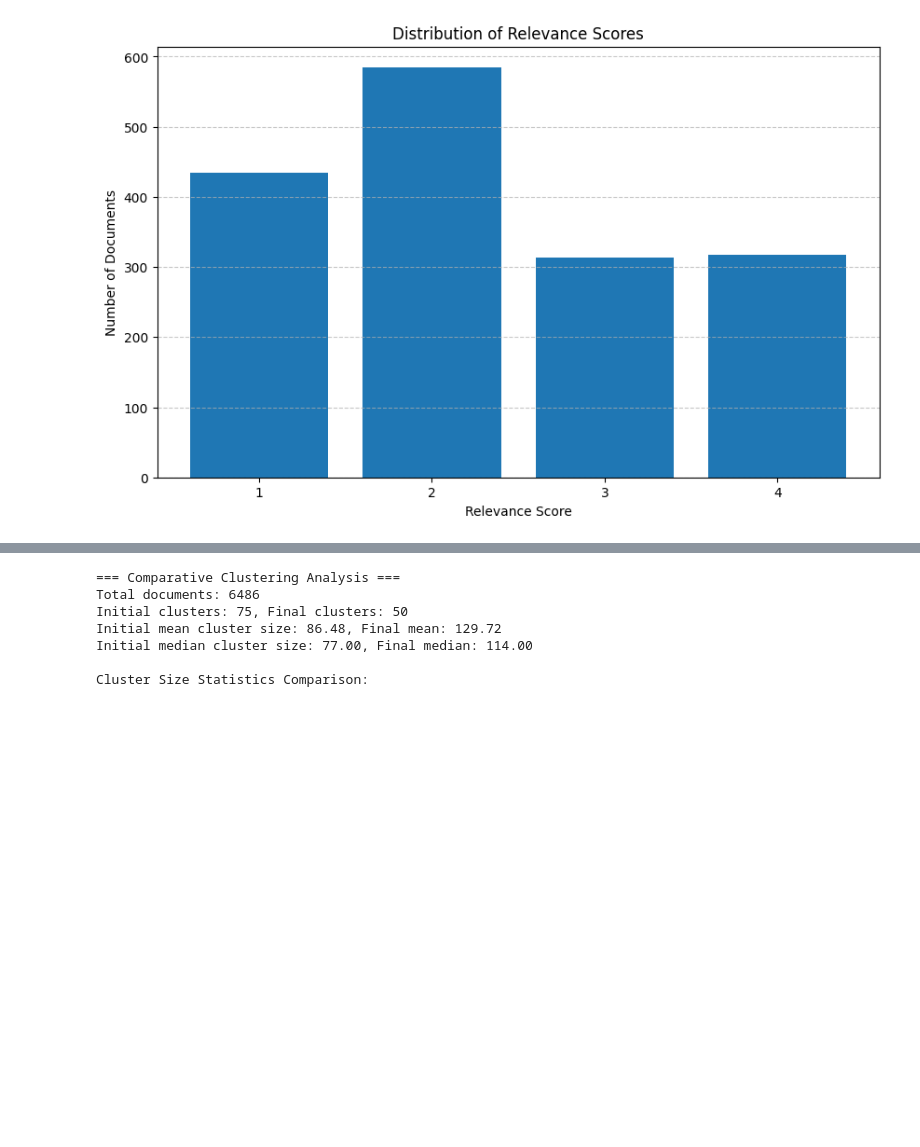
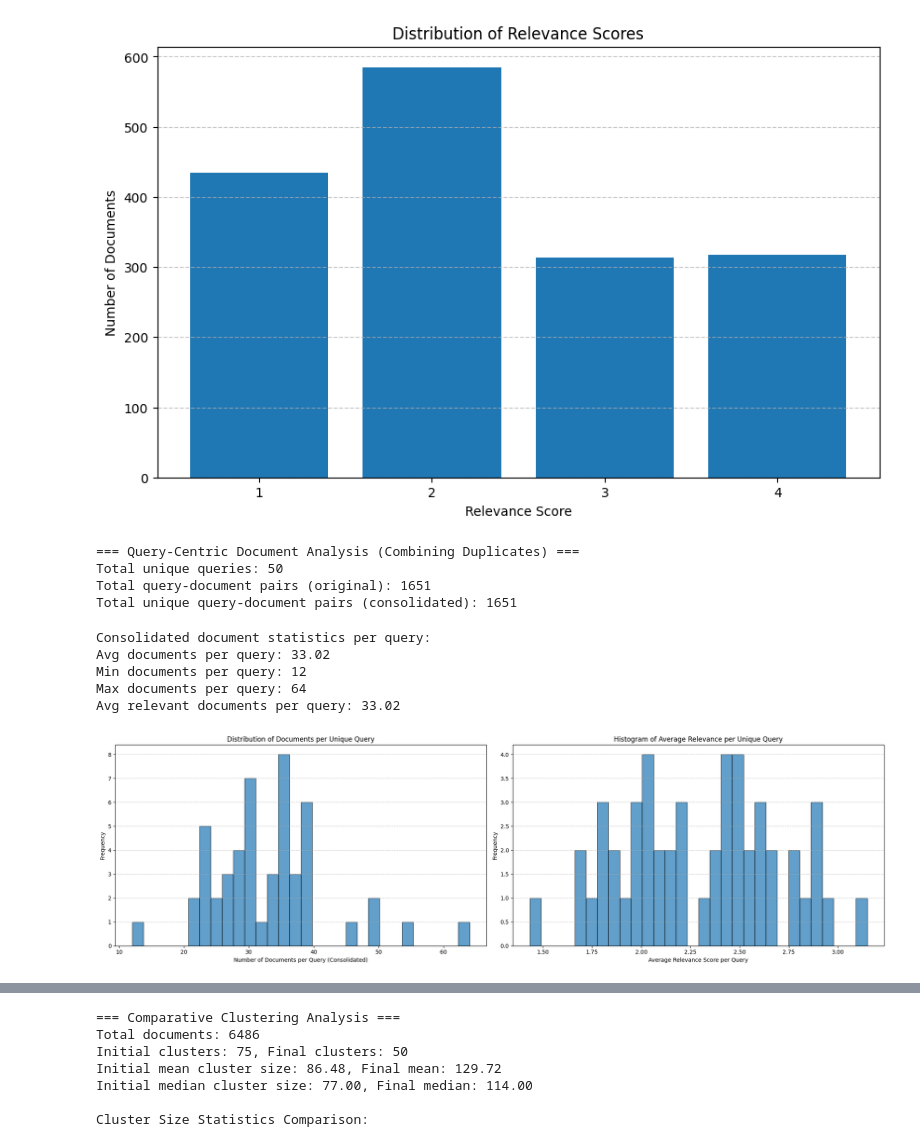
Before and after one commit to dsgt-arc/qclef-2025-clustering, a Jupyter notebook: src/models/ipynb-versions/initial_data-results-data-analysis-v2.ipynb, the cells around one changed output, grey strips where cells are left out. Drawn from its saved outputs; the diff is of its cells as text; code cells hidden in the pictures; blank space fills up the shorter version.

```diff
--- a/src/models/ipynb-versions/initial_data-results-data-analysis-v2.ipynb
+++ b/src/models/ipynb-versions/initial_data-results-data-analysis-v2.ipynb
@@ -224,3 +224,82 @@ Relevance score distribution:
 | 3 | 313 |
 | 4 | 318 |
 [figure]
+# %%
+# Add this section before the comparative clustering analysis
+print("\n=== Query-Centric Document Analysis (Combining Duplicates) ===")
+
+# Consolidate documents for each unique query_id
+unique_query_ids = query_df['query_id'].unique()
+consolidated_query_data = []
+
+for qid in unique_query_ids:
+    # Get all documents associated with this query ID
+    query_docs = query_df[query_df['query_id'] == qid]
+
+    # Count unique documents (in case there are duplicates)
+    unique_docs = query_docs['doc_id'].nunique()
+
+    # Count relevant documents
+    relevant_docs = query_docs[query_docs['relevance'] > 0]['doc_id'].nunique()
+
+    # Calculate average relevance
+    avg_relevance = query_docs['relevance'].mean()
+
+    # Add to consolidated data
+    consolidated_query_data.append({
+        'query_id': qid,
+        'total_docs': unique_docs,
+        'relevant_docs': relevant_docs,
+        'avg_relevance': avg_relevance
+    })
+
+# Convert to dataframe for analysis
+consolidated_df = pd.DataFrame(consolidated_query_data)
+
+# Basic statistics with consolidated data
+print(f"Total unique queries: {len(unique_query_ids)}")
+print(f"Total query-document pairs (original): {len(query_df)}")
+print(f"Total unique query-document pairs (consolidated): {consolidated_df['total_docs'].sum()}")
+# %% [output]
+=== Query-Centric Document Analysis (Combining Duplicates) ===
+Total unique queries: 50
+Total query-document pairs (original): 1651
+Total unique query-document pairs (consolidated): 1651
+# %%
+# Consolidated document counts per query
+consolidated_docs_per_query = consolidated_df['total_docs']
+consolidated_relevant_docs = consolidated_df['relevant_docs']
+
+print("\nConsolidated document statistics per query:")
+print(f"Avg documents per query: {consolidated_docs_per_query.mean():.2f}")
+print(f"Min documents per query: {consolidated_docs_per_query.min()}")
+print(f"Max documents per query: {consolidated_docs_per_query.max()}")
+print(f"Avg relevant documents per query: {consolidated_relevant_docs.mean():.2f}")
+# %% [output]
+Consolidated document statistics per query:
+Avg documents per query: 33.02
+Min documents per query: 12
+Max documents per query: 64
+Avg relevant documents per query: 33.02
+# %%
+# Document distribution visualization
+fig, axes = plt.subplots(1, 2, figsize=(20, 6))
+
+# Documents per query (consolidated)
+axes[0].hist(consolidated_docs_per_query, bins=30, edgecolor='black', alpha=0.7)
+axes[0].set_xlabel("Number of Documents per Query (Consolidated)")
+axes[0].set_ylabel("Frequency")
+axes[0].set_title("Distribution of Documents per Unique Query")
+axes[0].grid(axis="y", linestyle="--", alpha=0.7)
+
+# Average relevance per query (consolidated)
+axes[1].hist(consolidated_df['avg_relevance'], bins=30, edgecolor='black', alpha=0.7)
+axes[1].set_xlabel("Average Relevance Score per Query")
+axes[1].set_ylabel("Frequency")
+axes[1].set_title("Histogram of Average Relevance per Unique Query")
+axes[1].grid(axis="y", linestyle="--", alpha=0.7)
+
+plt.tight_layout()
+plt.show()
+# %% [output]
+[figure, added]
```
Also changed, not shown: parts of 6 cells of this notebook.
